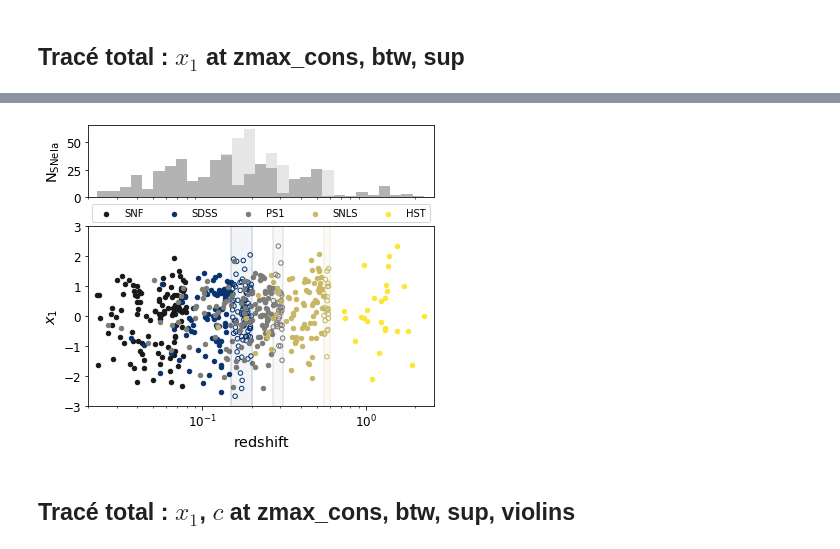
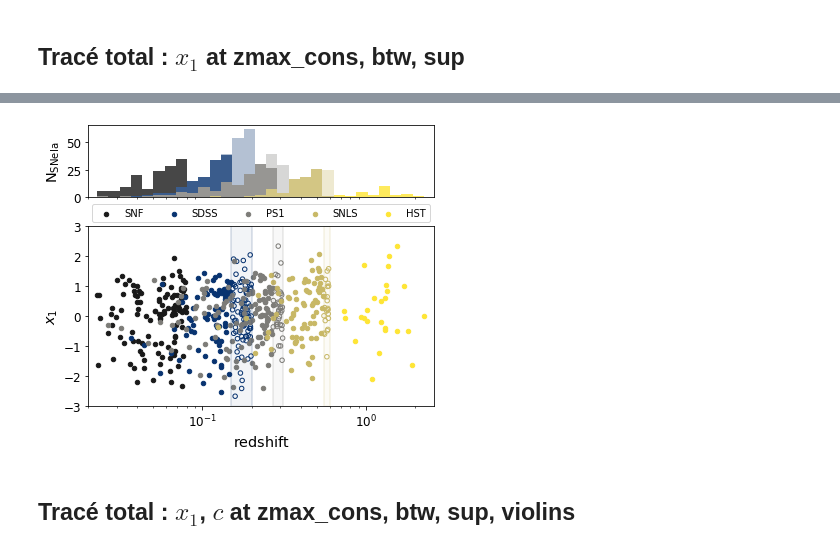
Before and after one commit to Nora-n/variaIa, a Jupyter notebook: notebooks/Drafts/draft_plots_simple_maglim.ipynb, the cells around one changed output, grey strips where cells are left out. Drawn from its saved outputs; the diff is of its cells as text; code cells hidden in the pictures.

Commit message:
Stacked hist

```diff
--- a/notebooks/Drafts/draft_plots_simple_maglim.ipynb
+++ b/notebooks/Drafts/draft_plots_simple_maglim.ipynb
@@ -740,6 +756,10 @@ alpha3colors = dict()
 for survey in surveys:
     alpha3colors[survey] = (colors[survey][0], colors[survey][1], colors[survey][2], .3)
 
+alpha5colors = dict()
+for survey in surveys:
+    alpha5colors[survey] = (colors[survey][0], colors[survey][1], colors[survey][2], .5)
+
 alpha8colors = dict()
 for survey in surveys:
     alpha8colors[survey] = (colors[survey][0], colors[survey][1], colors[survey][2], .8)
@@ -749,6 +769,8 @@ prop = dict(marker="o", s=20, lw=1)
 #_, vio_bins = np.histogram(dataz_all, histedges_equalN(dataz_all, 3))
 
 for survey in surveys:
+    df_ncused = df_nc[df_nc['survey'] == survey]
+    df_cused = df_c[df_c['survey'] == survey]
     if btw.value:
         ax.scatter(z_zinfcuts[survey],
                    x1_zinfcuts[survey],
@@ -784,12 +806,57 @@ for survey in surveys:
                    edgecolors=colors[survey],
                    **prop, alpha=.2)
 
-ax2.hist(df_nc.redshifts, bins=10**np.linspace(np.log10(np.min(df_nc.redshifts)),
-                                               np.log10(np.max(df_nc.redshifts)), 30),
-         histtype='stepfilled', color='.9')
-ax2.hist(df_c.redshifts, bins=10**np.linspace(np.log10(np.min(df_c.redshifts)),
-                                              np.log10(np.max(df_c.redshifts)), 30),
-         histtype='stepfilled', color='.7')
+#ax2.hist(df_nc.redshifts, bins=10**np.linspace(np.log10(np.min(df_nc.redshifts)),
+#                                               np.log10(np.max(df_nc.redshifts)), 30),
+#         histtype='stepfilled', color='.9')
+#ax2.hist(df_c.redshifts, bins=10**np.linspace(np.log10(np.min(df_c.redshifts)),
+#                                              np.log10(np.max(df_c.redshifts)), 30),
+#         histtype='stepfilled', color='.7')
+
+#stacked_z_nc = np.array([df_nc[df_nc['survey'] == survey]['redshifts'].values
+#                        for survey in surveys])
+#stacked_z_c = np.array([df_c[df_c['survey'] == survey]['redshifts'].values
+#                       for survey in surveys])
+
+#ax2.hist(stacked_z_nc,
+#         stacked=True,
+#         bins=10**np.linspace(np.log10(np.min(df_nc.redshifts)),
+#                              np.log10(np.max(df_nc.redshifts)), 30),
+#         histtype='step', lw=.5,
+#         color=list(colors.values()))
+#
+#ax2.hist(stacked_z_c,
+#         stacked=True,
+#         bins=10**np.linspace(np.log10(np.min(df_c.redshifts)),
+#                              np.log10(np.max(df_c.redshifts)), 30),
+#         histtype='stepfilled',
+#         color=list(colors.values()), alpha=.5)
+
+test = np.array([[z_zinfcuts[survey], z_zbtwcuts[survey]] for survey in surveys])
+
+it = [(0, 0), (0, 1), (1, 0), (1, 1), (2, 0), (2, 1), (3, 0), (3, 1), (4, 0), (4, 1)]
+stacked = np.array([test[i][k] for i,k in it])
+hstclrs = [[list(alpha8colors.values())[i],
+            list(alpha3colors.values())[i]] for i in range(5)]
+hstclrs = [item for sublist in hstclrs for item in sublist]
+
+#ax2.hist(stacked,
+#         stacked=True,
+#         bins=10**np.linspace(np.log10(np.min(df_nc.redshifts)),
+#                              np.log10(np.max(df_nc.redshifts)), 30),
+#         histtype='stepfilled',
+#         color=hstclrs)
+order = [3, 2, 1, 0, 4]
+stacked_bt = [test[i][0] for i in order] + [test[i][1] for i in order]
+hstclrs_bt = [list(alpha8colors.values())[i] for i in order]\
+           + [list(alpha3colors.values())[i] for i in order]
+
+ax2.hist(stacked_bt,
+         stacked=True,
+         bins=10**np.linspace(np.log10(np.min(df_nc.redshifts)),
+                              np.log10(np.max(df_nc.redshifts)), 30),
+         histtype='stepfilled',
+         color=hstclrs_bt)
 
 ax.tick_params(labelsize=12)
 ax2.tick_params(labelsize=12)
@@ -816,37 +883,37 @@ SDSSleg = Line2D([0], [0], color=colors['SDSS'],linewidth=0, marker='o')
 PS1leg = Line2D([0], [0], color=colors['PS1'],linewidth=0, marker='o')
 SNLSleg = Line2D([0], [0], color=colors['SNLS'],linewidth=0, marker='o')
 HSTleg = Line2D([0], [0], color=colors['HST'],linewidth=0, marker='o')
 labels = ['SNf', 'SDSS', 'PS1', 'SNLS', 'HST']
 
 # for figsize(7,5), legend between
 ax.legend(loc='upper center', fontsize='medium', ncol=5,
           bbox_to_anchor=(0.5, 1.0, 0.0, 0.15))
 # for figsize(7,5), legend down
 #ax.legend(loc='lower center', fontsize='medium', ncol=5)
 
-path = '../../Images/stretchs-cut'
+path = '../../Images/pdf/stretchs-cut'
 if cons.value:
     path = path + '_cons'
 if btw.value:
     path = path + '_btw'
 if after.value:
     path = path + '_sup'
 
-path = path + '_hist_cumu_75-lb-'+smap.name+'.pdf'
+path = path + '_hist_stac_75-lb-'+smap.name+'.pdf'
 fig.savefig(path, bbox_inches='tight')
 
 path = '../../Images/png/stretchs-cut'
 if cons.value:
     path = path + '_cons'
 if btw.value:
     path = path + '_btw'
 if after.value:
     path = path + '_sup'
 
-path = path + '_hist_cumu_75-lb-'+smap.name+'.png'
+path = path + '_hist_stac_75-lb-'+smap.name+'.png'
 fig.savefig(path, bbox_inches='tight', dpi=600)
 # %% [output]
-[figure, old version]
+[figure, new version]
 # %% [markdown]
 ## Tracé total : $x_1$, $c$ at zmax_cons, btw, sup, violins
 # %% [markdown]
```
Also changed, not shown: parts of 3 cells of this notebook, 6 other files.
